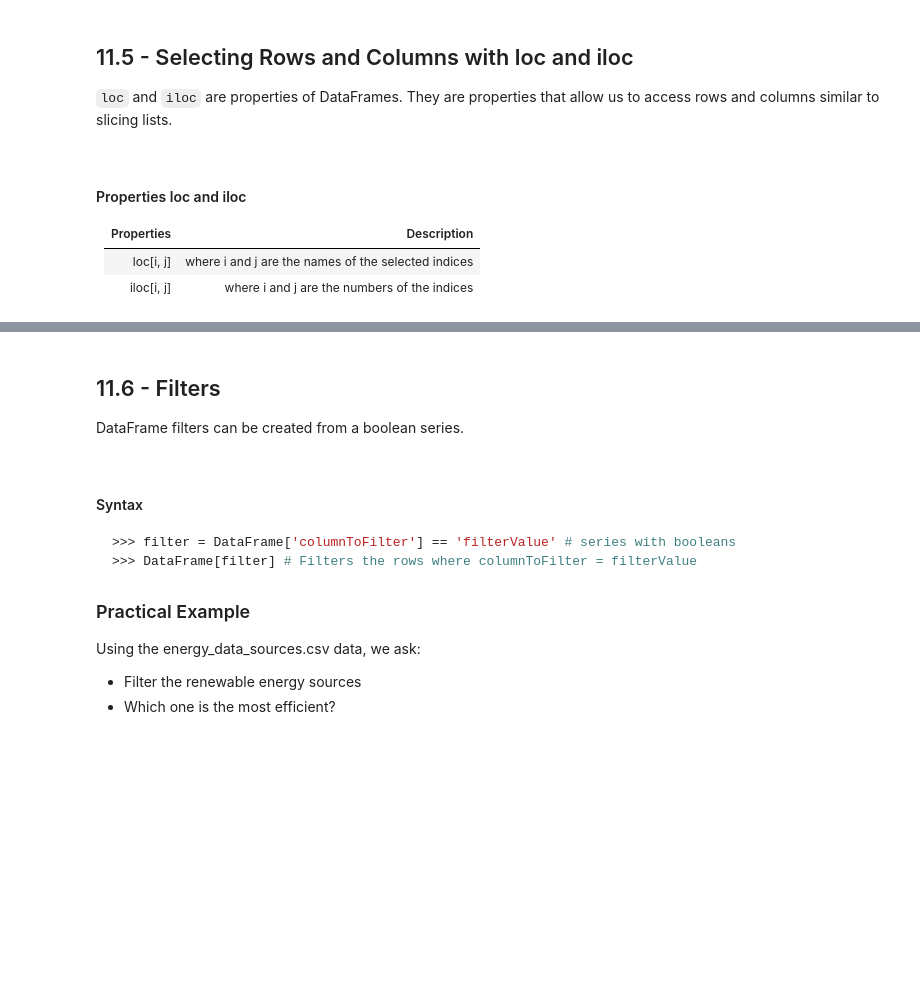
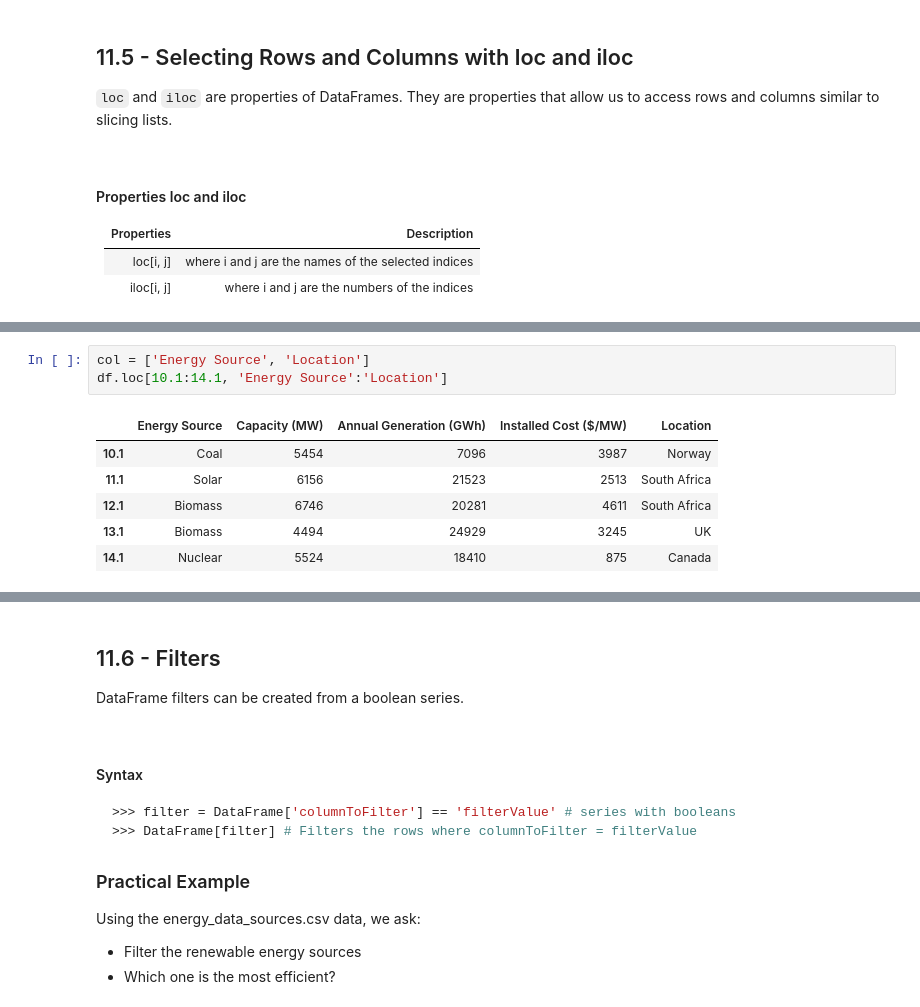
Before and after one commit to rafaelpsilva07/python-for-engineers-and-scientists, a Jupyter notebook: lessons/m2 - Section 11 - Pandas.ipynb, the cells around one changed output, grey strips where cells are left out. Saved outputs shown, nothing was run; the diff lists cells and outputs as text; blank space fills up the shorter version.

```diff
--- a/lessons/m2 - Section 11 - Pandas.ipynb
+++ b/lessons/m2 - Section 11 - Pandas.ipynb
@@ -454,0 +476,10 @@ filename = './../Aux_files/11.4/energy_data_sources_with_revenue.xlsx'
+# %%
+col = ['Energy Source', 'Location']
+df.loc[10.1:14.1, 'Energy Source':'Location']
+# %% [output]
+|  | Energy Source | Capacity (MW) | Annual Generation (GWh) | Installed Cost ($/MW) | Location |
+| 10.1 | Coal | 5454 | 7096 | 3987 | Norway |
+| 11.1 | Solar | 6156 | 21523 | 2513 | South Africa |
+| 12.1 | Biomass | 6746 | 20281 | 4611 | South Africa |
+| 13.1 | Biomass | 4494 | 24929 | 3245 | UK |
+| 14.1 | Nuclear | 5524 | 18410 | 875 | Canada |
```
Also changed, not shown: parts of 6 cells of this notebook.
